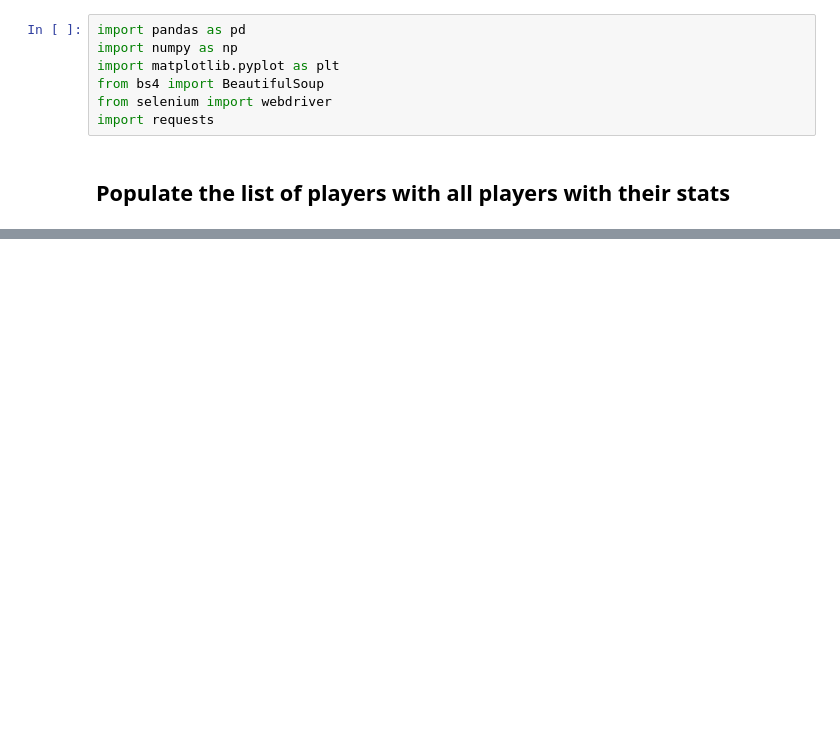
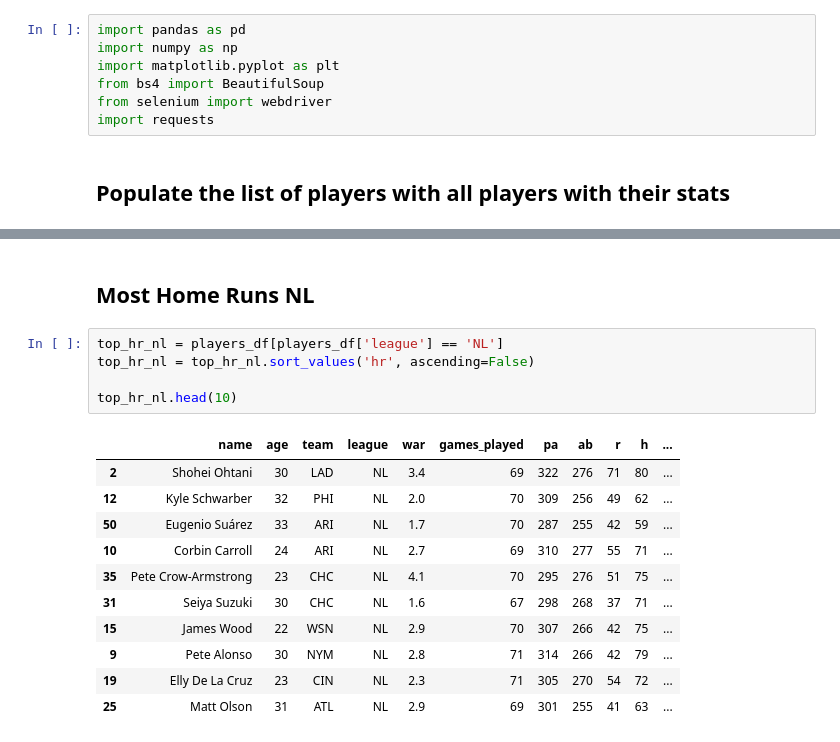
Before and after one commit to maxwong3/baseball-stats, a Jupyter notebook: baseball.ipynb, the cells around one changed output, grey strips where cells are left out. Cells and saved outputs as stored; diff of their text form; blank space fills up the shorter version.

```diff
--- a/baseball.ipynb
+++ b/baseball.ipynb
@@ -143,0 +189,19 @@ Number of players:  1208
+# %% [markdown]
+## Most Home Runs NL
+# %%
+top_hr_nl = players_df[players_df['league'] == 'NL']
+top_hr_nl = top_hr_nl.sort_values('hr', ascending=False)
+
+top_hr_nl.head(10)
+# %% [output]
+|  | name | age | team | league | war | games_played | pa | ab | r | h | ... |
+| 2 | Shohei Ohtani | 30 | LAD | NL | 3.4 | 69 | 322 | 276 | 71 | 80 | ... |
+| 12 | Kyle Schwarber | 32 | PHI | NL | 2.0 | 70 | 309 | 256 | 49 | 62 | ... |
+| 50 | Eugenio Suárez | 33 | ARI | NL | 1.7 | 70 | 287 | 255 | 42 | 59 | ... |
+| 10 | Corbin Carroll | 24 | ARI | NL | 2.7 | 69 | 310 | 277 | 55 | 71 | ... |
+| 35 | Pete Crow-Armstrong | 23 | CHC | NL | 4.1 | 70 | 295 | 276 | 51 | 75 | ... |
+| 31 | Seiya Suzuki | 30 | CHC | NL | 1.6 | 67 | 298 | 268 | 37 | 71 | ... |
+| 15 | James Wood | 22 | WSN | NL | 2.9 | 70 | 307 | 266 | 42 | 75 | ... |
+| 9 | Pete Alonso | 30 | NYM | NL | 2.8 | 71 | 314 | 266 | 42 | 79 | ... |
+| 19 | Elly De La Cruz | 23 | CIN | NL | 2.3 | 71 | 305 | 270 | 54 | 72 | ... |
+| 25 | Matt Olson | 31 | ATL | NL | 2.9 | 69 | 301 | 255 | 41 | 63 | ... |
```
Also changed, not shown: parts of 4 cells of this notebook.
